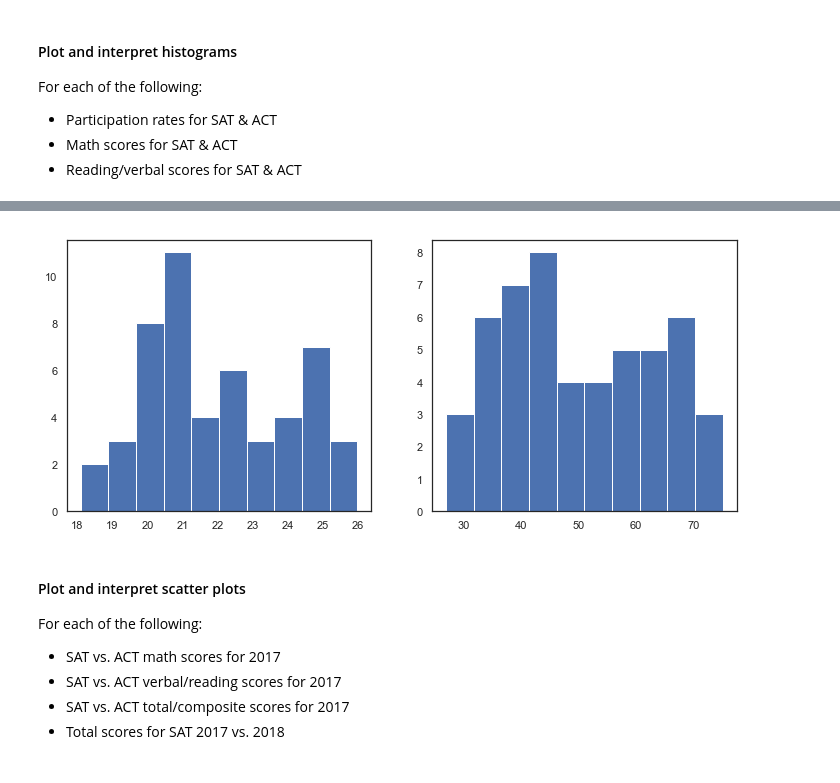
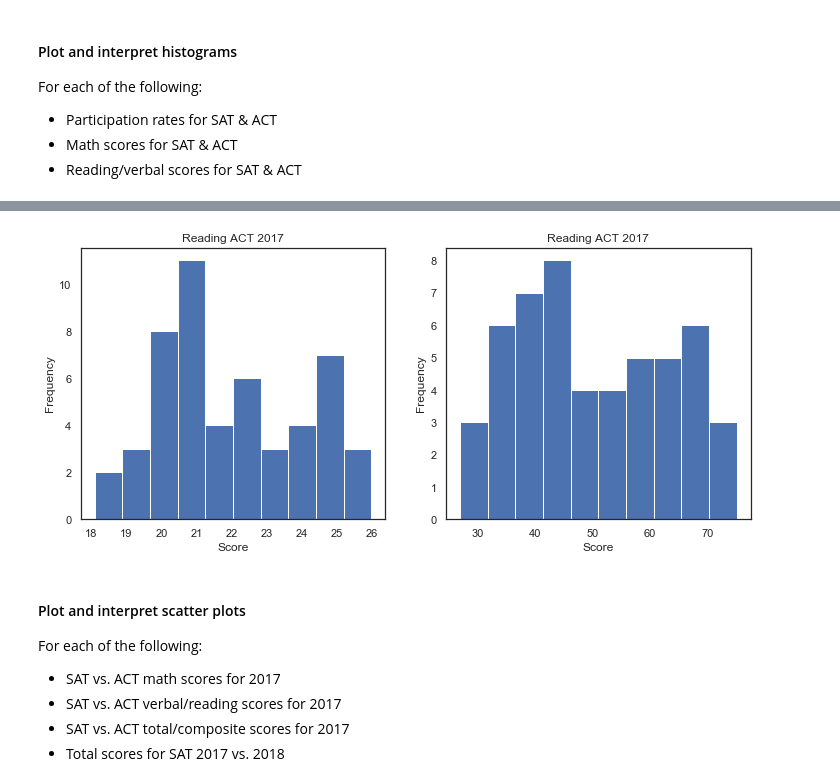
Before and after one commit to sesunda/SAT-ACT-Analysis, a Jupyter notebook: code/starter-code.ipynb, the cells around one changed output, grey strips where cells are left out. Cells and saved outputs as stored; diff of their text form; code cells hidden in the pictures.

```diff
--- a/code/starter-code.ipynb
+++ b/code/starter-code.ipynb
@@ -677,7 +650,11 @@ def subplot_histograms(dataframe, list_of_columns, list_of_titles, list_of_xlabe
     ax = ax.ravel() # Ravel turns a matrix into a vector, which is easier to iterate
     for i, column in enumerate(list_of_columns): # Gives us an index value to get into all our lists
         ax[i].hist(dataframe[column]) # feel free to add more settings
-        # Set titles, labels, etc here for each subplot
+    for i, title in enumerate(list_of_titles):
+        ax[i].set_title(title)
+    for i, xlabel in enumerate(list_of_xlabels):
+        ax[i].set_xlabel(xlabel)
+        ax[i].set_ylabel('Frequency')
 # %% [markdown]
 #### Plot and interpret histograms
 For each of the following:
@@ -709,7 +692,8 @@ subplot_histograms(final,['ebrw_2017','ebrw_2018'],['Evidence Based Reading/Writ
 # %%
-subplot_histograms(final,['reading_2017','reading_2018'],['Reading'],['2017-2018'])
+subplot_histograms(final,['reading_2017','reading_2018'],
+                   ['Reading ACT 2017','Reading ACT 2017'],['Score','Score'])
 # %% [output]
-[figure, old version]
+[figure, new version]
 # %% [markdown]
 #### Plot and interpret scatter plots
 
```
Also changed, not shown: parts of 28 cells of this notebook, 1 other file.
